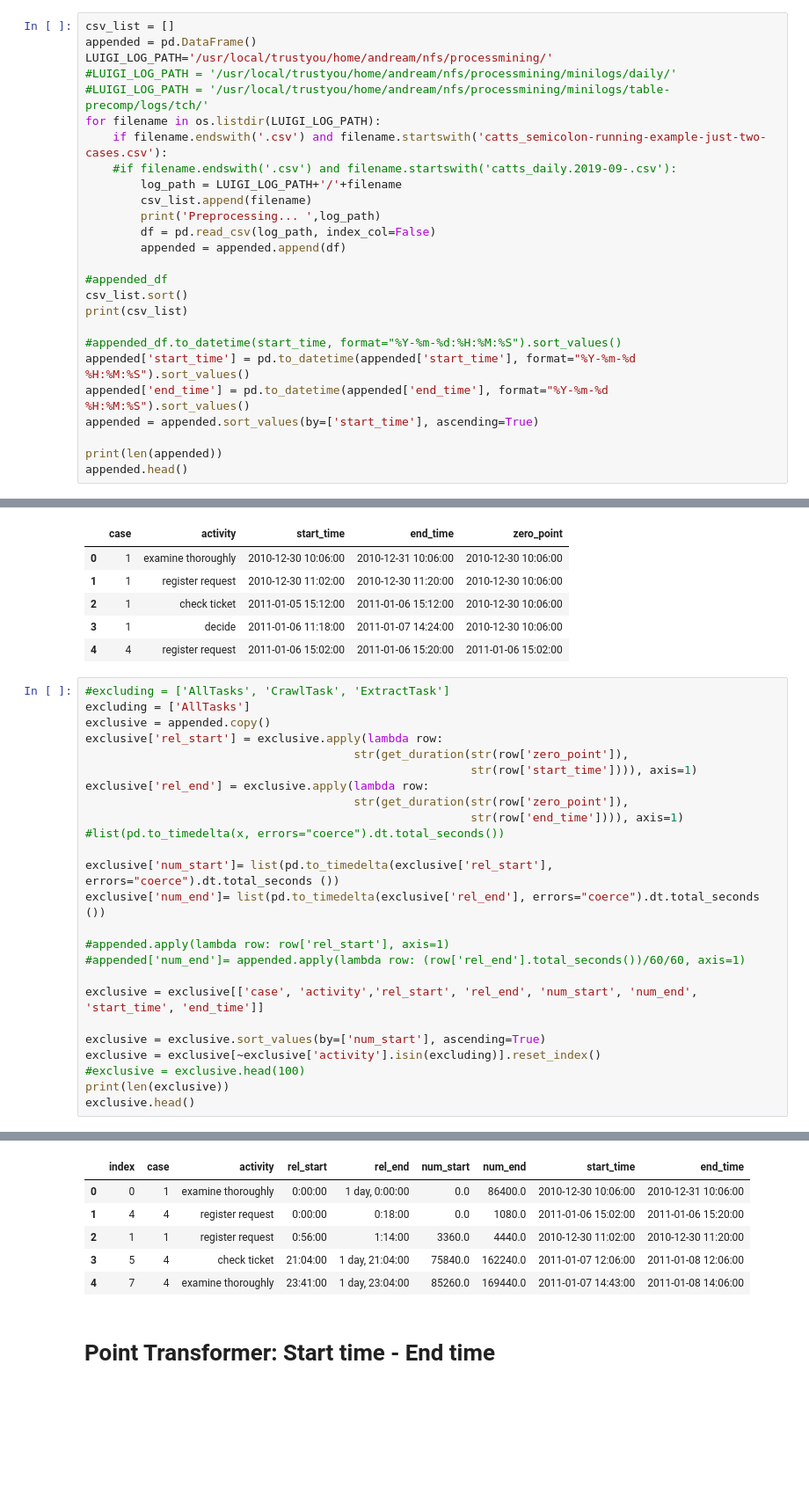
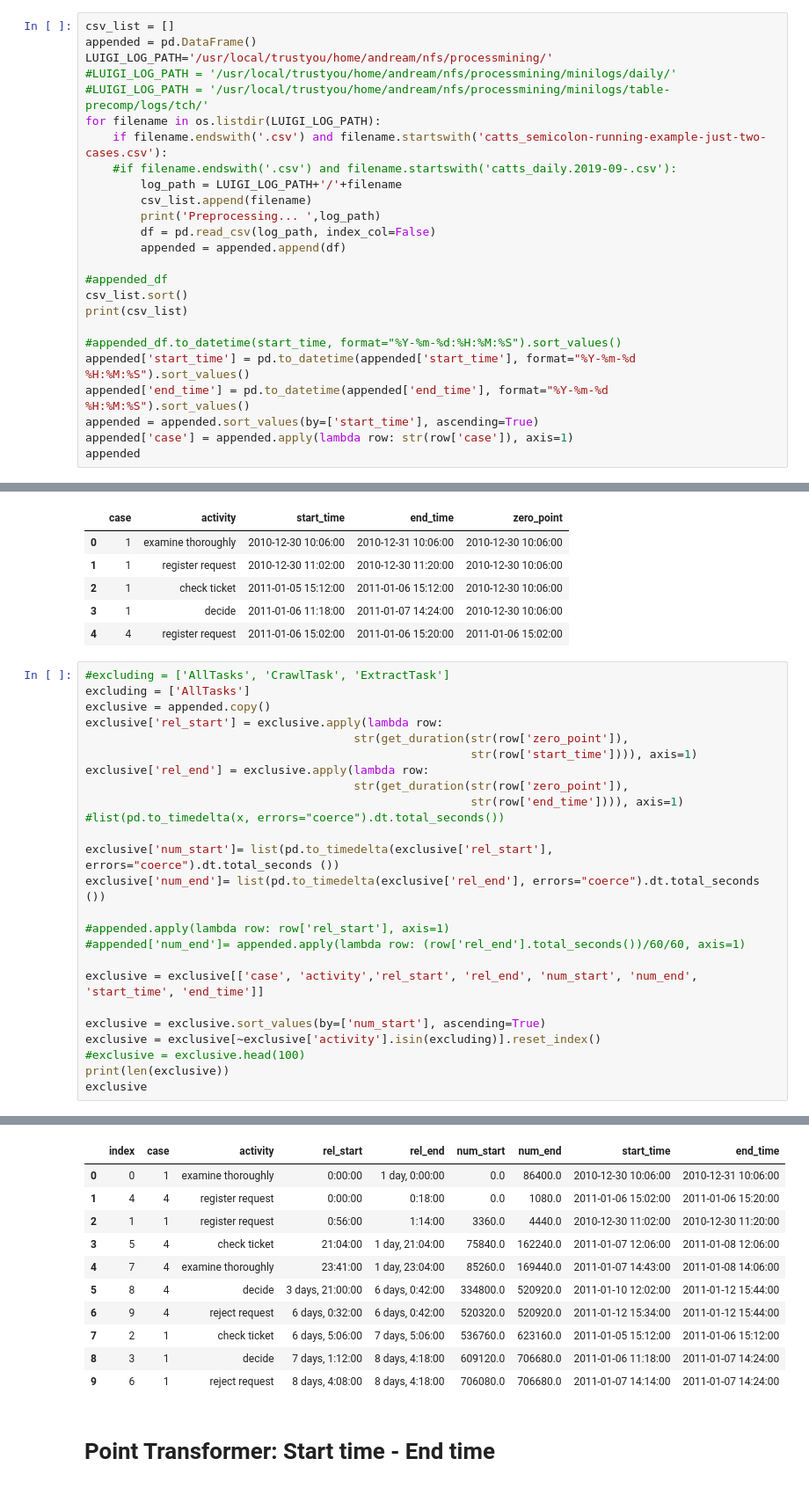
Before and after one commit to andreamalhera/perfSky, a Jupyter notebook: notebooks/pointTransformer.ipynb, the cells around one changed output, grey strips where cells are left out. Shown at 88% size. Drawn from its saved outputs; the diff is of its cells as text; blank space fills up the shorter version.

```diff
--- a/notebooks/pointTransformer.ipynb
+++ b/notebooks/pointTransformer.ipynb
@@ -25,9 +25,8 @@ print(csv_list)
 appended['start_time'] = pd.to_datetime(appended['start_time'], format="%Y-%m-%d %H:%M:%S").sort_values()
 appended['end_time'] = pd.to_datetime(appended['end_time'], format="%Y-%m-%d %H:%M:%S").sort_values()
 appended = appended.sort_values(by=['start_time'], ascending=True)
-
-print(len(appended))
-appended.head()
+appended['case'] = appended.apply(lambda row: str(row['case']), axis=1)
+appended
 # %% [output]
 Preprocessing...  /usr/local/trustyou/home/andream/nfs/processmining//catts_semicolon-running-example-just-two-cases.csv
 ['catts_semicolon-running-example-just-two-cases.csv']
@@ -86,34 +89,39 @@ appended.head()
 excluding = ['AllTasks']
 exclusive = appended.copy()
 exclusive['rel_start'] = exclusive.apply(lambda row:
                                        str(get_duration(str(row['zero_point']),
                                                         str(row['start_time']))), axis=1)
 exclusive['rel_end'] = exclusive.apply(lambda row:
                                        str(get_duration(str(row['zero_point']),
                                                         str(row['end_time']))), axis=1)
 #list(pd.to_timedelta(x, errors="coerce").dt.total_seconds())
 
 exclusive['num_start']= list(pd.to_timedelta(exclusive['rel_start'], errors="coerce").dt.total_seconds ())
 exclusive['num_end']= list(pd.to_timedelta(exclusive['rel_end'], errors="coerce").dt.total_seconds ())
 
 #appended.apply(lambda row: row['rel_start'], axis=1)
 #appended['num_end']= appended.apply(lambda row: (row['rel_end'].total_seconds())/60/60, axis=1)
 
 exclusive = exclusive[['case', 'activity','rel_start', 'rel_end', 'num_start', 'num_end', 'start_time', 'end_time']]
 
 exclusive = exclusive.sort_values(by=['num_start'], ascending=True)
 exclusive = exclusive[~exclusive['activity'].isin(excluding)].reset_index()
 #exclusive = exclusive.head(100)
 print(len(exclusive))
-exclusive.head()
+exclusive
 # %% [output]
 10
 |  | index | case | activity | rel_start | rel_end | num_start | num_end | start_time | end_time |
 | 0 | 0 | 1 | examine thoroughly | 0:00:00 | 1 day, 0:00:00 | 0.0 | 86400.0 | 2010-12-30 10:06:00 | 2010-12-31 10:06:00 |
 | 1 | 4 | 4 | register request | 0:00:00 | 0:18:00 | 0.0 | 1080.0 | 2011-01-06 15:02:00 | 2011-01-06 15:20:00 |
 | 2 | 1 | 1 | register request | 0:56:00 | 1:14:00 | 3360.0 | 4440.0 | 2010-12-30 11:02:00 | 2010-12-30 11:20:00 |
 | 3 | 5 | 4 | check ticket | 21:04:00 | 1 day, 21:04:00 | 75840.0 | 162240.0 | 2011-01-07 12:06:00 | 2011-01-08 12:06:00 |
 | 4 | 7 | 4 | examine thoroughly | 23:41:00 | 1 day, 23:04:00 | 85260.0 | 169440.0 | 2011-01-07 14:43:00 | 2011-01-08 14:06:00 |
+| 5 | 8 | 4 | decide | 3 days, 21:00:00 | 6 days, 0:42:00 | 334800.0 | 520920.0 | 2011-01-10 12:02:00 | 2011-01-12 15:44:00 |
+| 6 | 9 | 4 | reject request | 6 days, 0:32:00 | 6 days, 0:42:00 | 520320.0 | 520920.0 | 2011-01-12 15:34:00 | 2011-01-12 15:44:00 |
+| 7 | 2 | 1 | check ticket | 6 days, 5:06:00 | 7 days, 5:06:00 | 536760.0 | 623160.0 | 2011-01-05 15:12:00 | 2011-01-06 15:12:00 |
+| 8 | 3 | 1 | decide | 7 days, 1:12:00 | 8 days, 4:18:00 | 609120.0 | 706680.0 | 2011-01-06 11:18:00 | 2011-01-07 14:24:00 |
+| 9 | 6 | 1 | reject request | 8 days, 4:08:00 | 8 days, 4:18:00 | 706080.0 | 706680.0 | 2011-01-07 14:14:00 | 2011-01-07 14:24:00 |
 # %% [markdown]
 # Point Transformer: Start time - End time
 # %%
```
Also changed, not shown: parts of 16 cells of this notebook, 1 other file.
